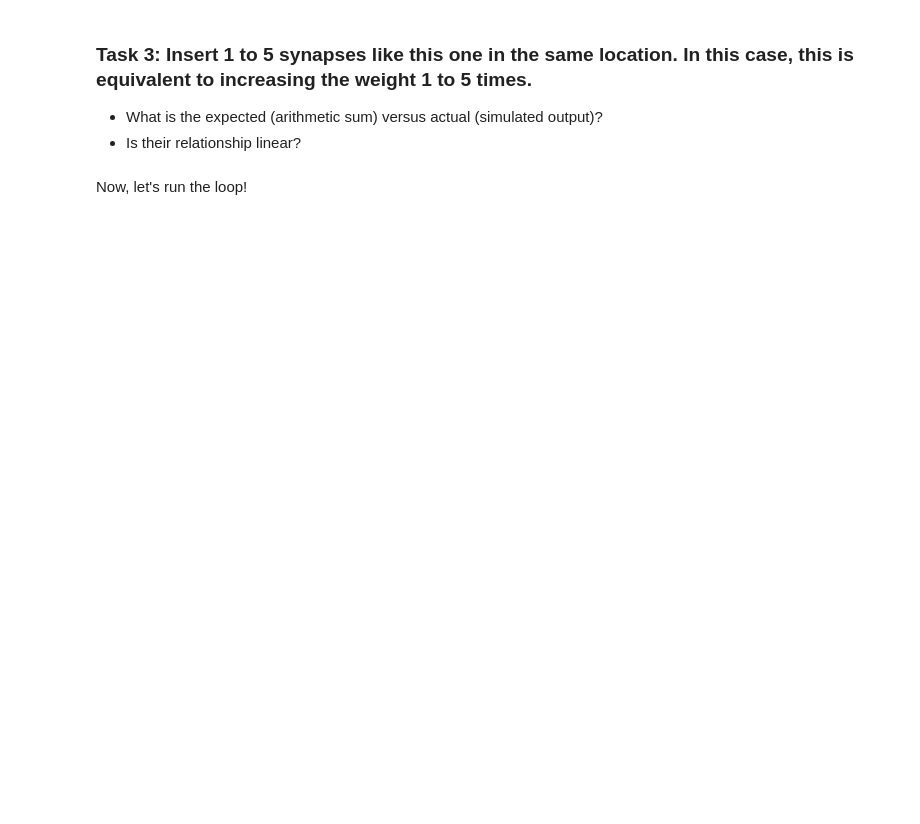
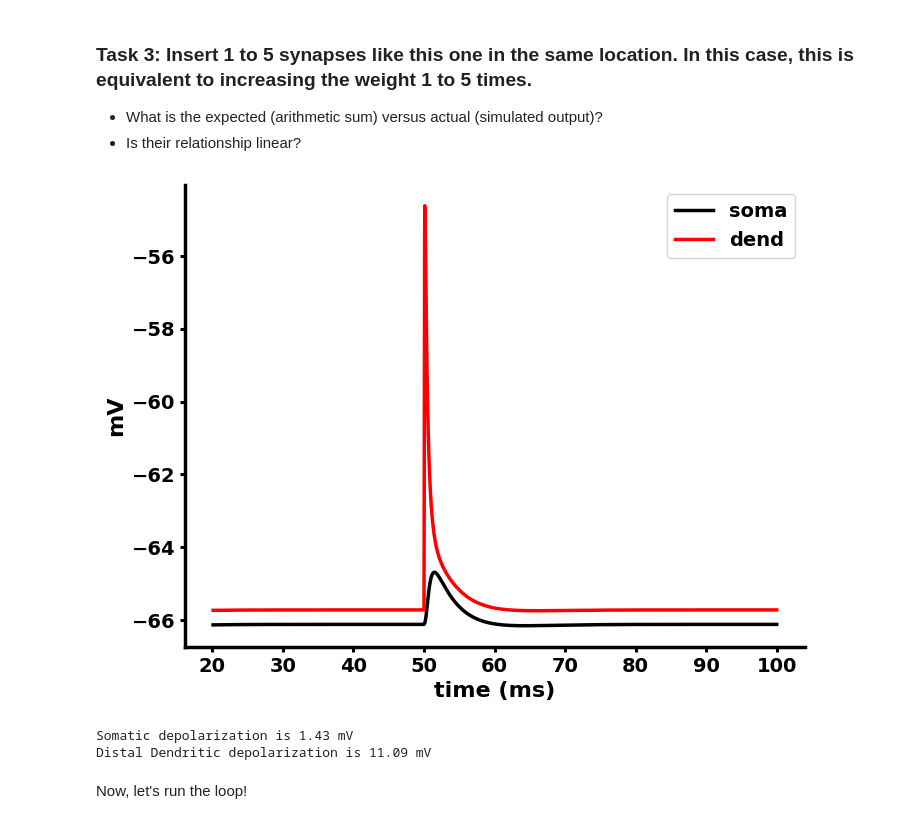
Before and after one commit to spirosChv/imbizo2022, a Jupyter notebook: exercises/exercise1.ipynb, the cells around one changed output. Saved outputs shown, nothing was run; the diff lists cells and outputs as text; code cells hidden in the pictures; blank space fills up the shorter version.

```diff
--- a/exercises/exercise1.ipynb
+++ b/exercises/exercise1.ipynb
@@ -209,8 +228,8 @@ plt.show()
 ### Task 2: Move the synapse to the middle of `dend1` section.
 ### What do you expect for the amplitude and the duration of the EPSP seen at the dendrite and at the soma?
 # %%
-# Place the synapse to the middle (0.5) of the dend1...
-syn = h.ExpSyn(...)
+# Place the synapse to the middle of the dend1...
+syn = h.ExpSyn(dend1(0.5))
 syn.e = 0  # Reverse potential of the synapse (mV)
 
 #... and connect the event to the synapse.
@@ -251,29 +274,33 @@ print (f'Distal Dendritic depolarization is {np.round(vdend1_vec.max()-vdend1_ve
 - What is the expected (arithmetic sum) versus actual (simulated output)?
 - Is their relationship linear?
 # %%
-nsyn = 18 # @param {type:"slider", min:1, max:25, step:1}
+nsyn = 4 # @param {type:"slider", min:1, max:25, step:1}
 nc.weight[0] = 0.008*nsyn  # set the weight
 
 # Run the simulation
 h.finitialize(vinit)
 h.continuerun(tstop)
 
 # Remove the first 20ms to avoid artifacts
 tremove = 20
 vsoma_vec.remove(0, int(tremove/h.dt))
 vdend1_vec.remove(0, int(tremove/h.dt))
 t_vec.remove(0, int(tremove/h.dt))
 
 plt.figure(figsize=(8, 6))
 plt.plot(t_vec, vsoma_vec, color='black', label='soma')
 plt.plot(t_vec, vdend1_vec, color='red', label='dend')
 plt.xlabel('time (ms)')
 plt.ylabel('mV')
 plt.legend()
 plt.show()
 
 print (f'\nSomatic depolarization is {np.round(vsoma_vec.max()-vsoma_vec[int((tsignal-tremove)/h.dt)-1], 2)} mV')
 print (f'Distal Dendritic depolarization is {np.round(vdend1_vec.max()-vdend1_vec[int((tsignal-tremove)/h.dt)-1], 2)} mV')
+# %% [output]
+[figure, added]
+Somatic depolarization is 1.43 mV
+Distal Dendritic depolarization is 11.09 mV
 # %% [markdown]
 Now, let's run the loop!
 # %%
```
Also changed, not shown: parts of 15 cells of this notebook.
